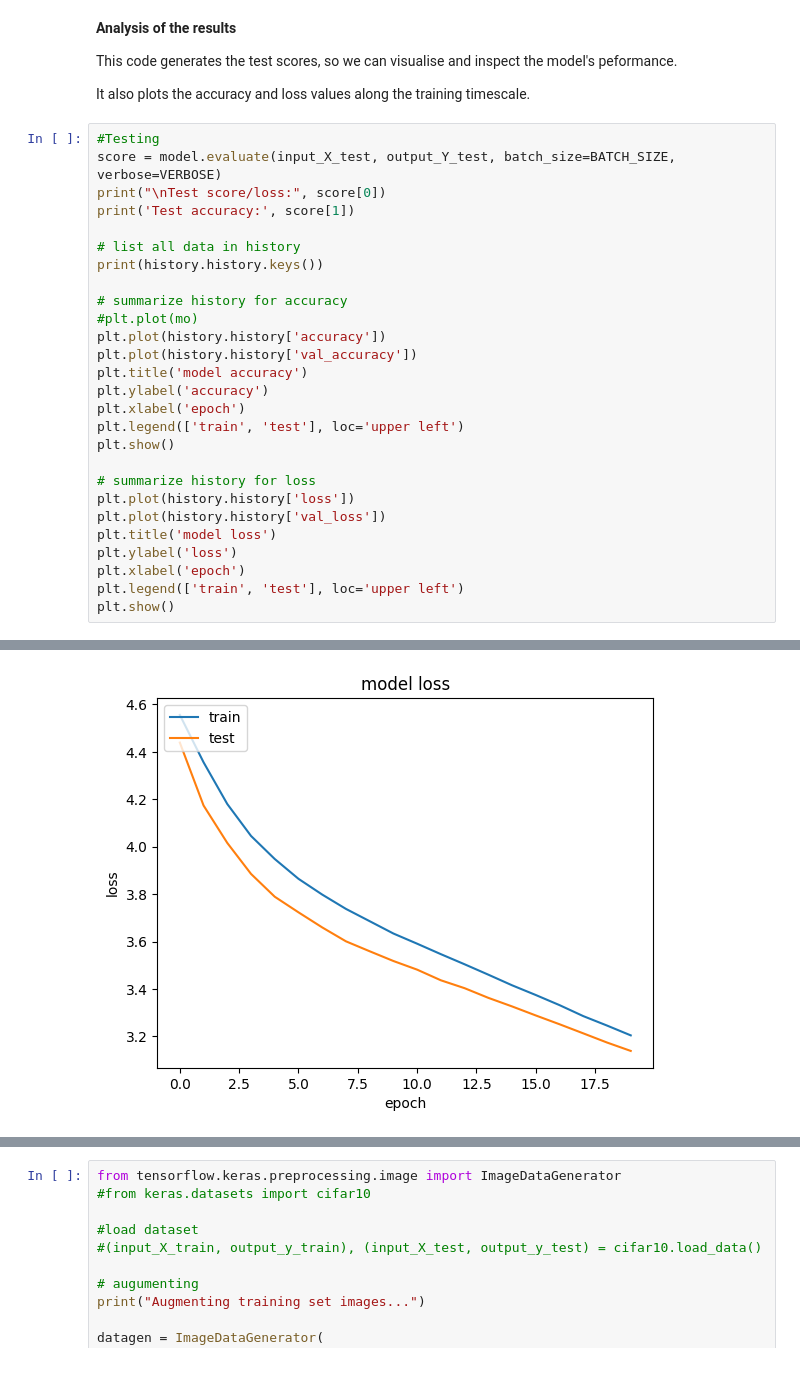
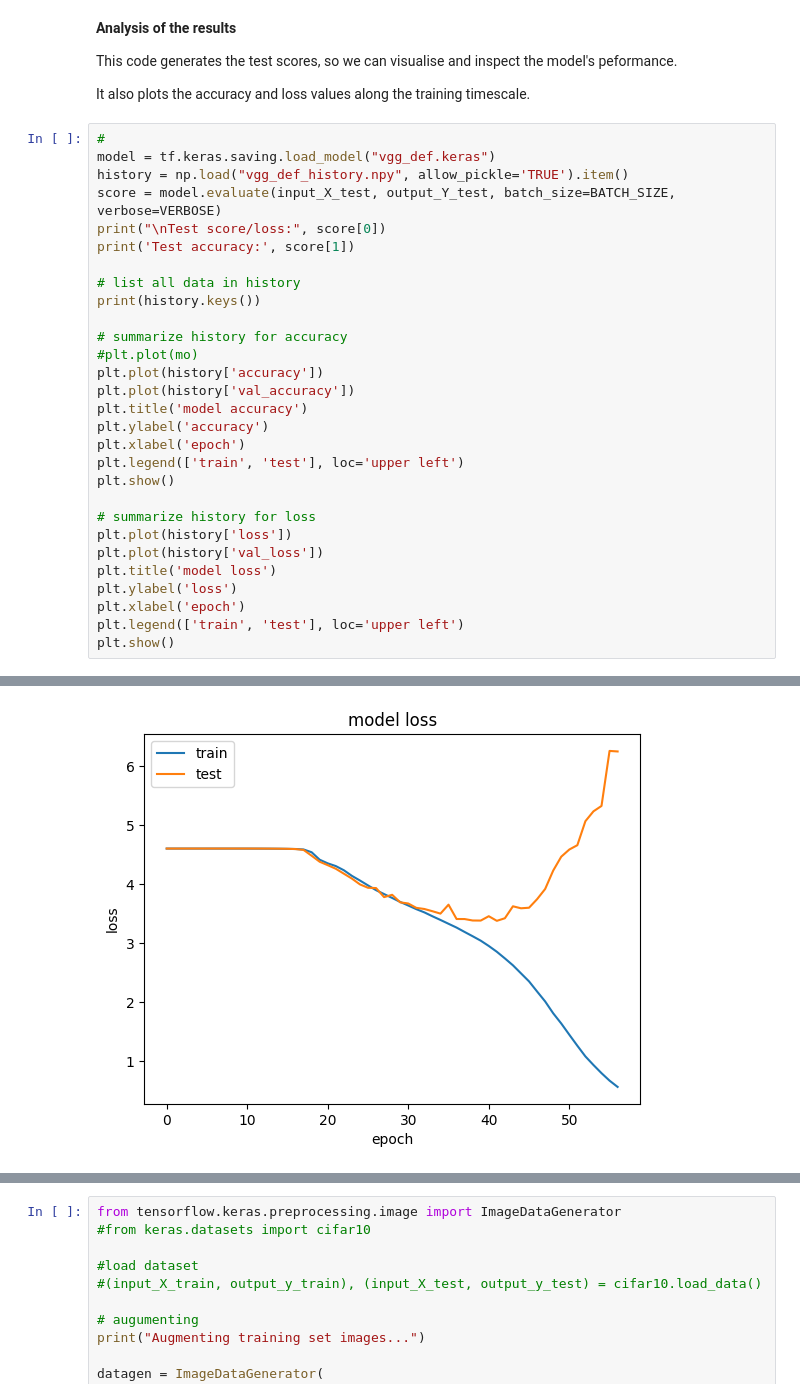
Before and after one commit to egorchern/cognitiveLab, a Jupyter notebook: COMP34212_Lab2b_Keras_CNN_CIFAR_2023.ipynb, the cells around one changed output, grey strips where cells are left out. Saved outputs shown, nothing was run; the diff lists cells and outputs as text.

```diff
--- a/COMP34212_Lab2b_Keras_CNN_CIFAR_2023.ipynb
+++ b/COMP34212_Lab2b_Keras_CNN_CIFAR_2023.ipynb
@@ -176,18 +176,20 @@ This code generates the test scores, so we can visualise and inspect the model's
 
 It also plots the accuracy and loss values along the training timescale.
 # %%
-#Testing
+#
+model = tf.keras.saving.load_model("vgg_def.keras")
+history = np.load("vgg_def_history.npy", allow_pickle='TRUE').item()
 score = model.evaluate(input_X_test, output_Y_test, batch_size=BATCH_SIZE, verbose=VERBOSE)
 print("\nTest score/loss:", score[0])
 print('Test accuracy:', score[1])
 
 # list all data in history
-print(history.history.keys())
+print(history.keys())
 
 # summarize history for accuracy
 #plt.plot(mo)
-plt.plot(history.history['accuracy'])
-plt.plot(history.history['val_accuracy'])
+plt.plot(history['accuracy'])
+plt.plot(history['val_accuracy'])
 plt.title('model accuracy')
 plt.ylabel('accuracy')
 plt.xlabel('epoch')
@@ -195,8 +197,8 @@ plt.legend(['train', 'test'], loc='upper left')
 plt.show()
 
 # summarize history for loss
-plt.plot(history.history['loss'])
-plt.plot(history.history['val_loss'])
+plt.plot(history['loss'])
+plt.plot(history['val_loss'])
 plt.title('model loss')
 plt.ylabel('loss')
 plt.xlabel('epoch')
@@ -212 +214 @@ dict_keys(['loss', 'accuracy', 'val_loss', 'val_accuracy'])
-[figure, old version]
+[figure, new version]
```
Also changed, not shown: parts of 29 cells of this notebook.
